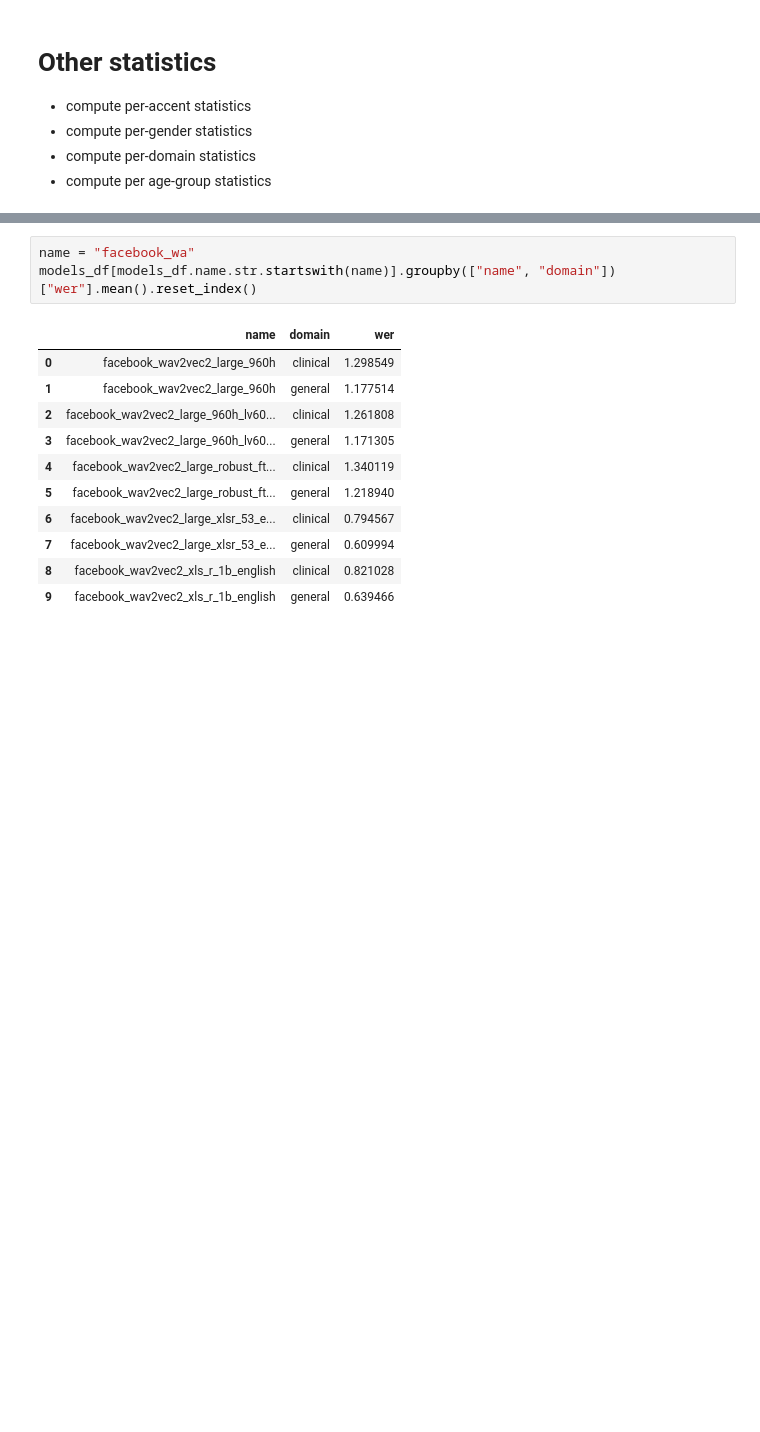
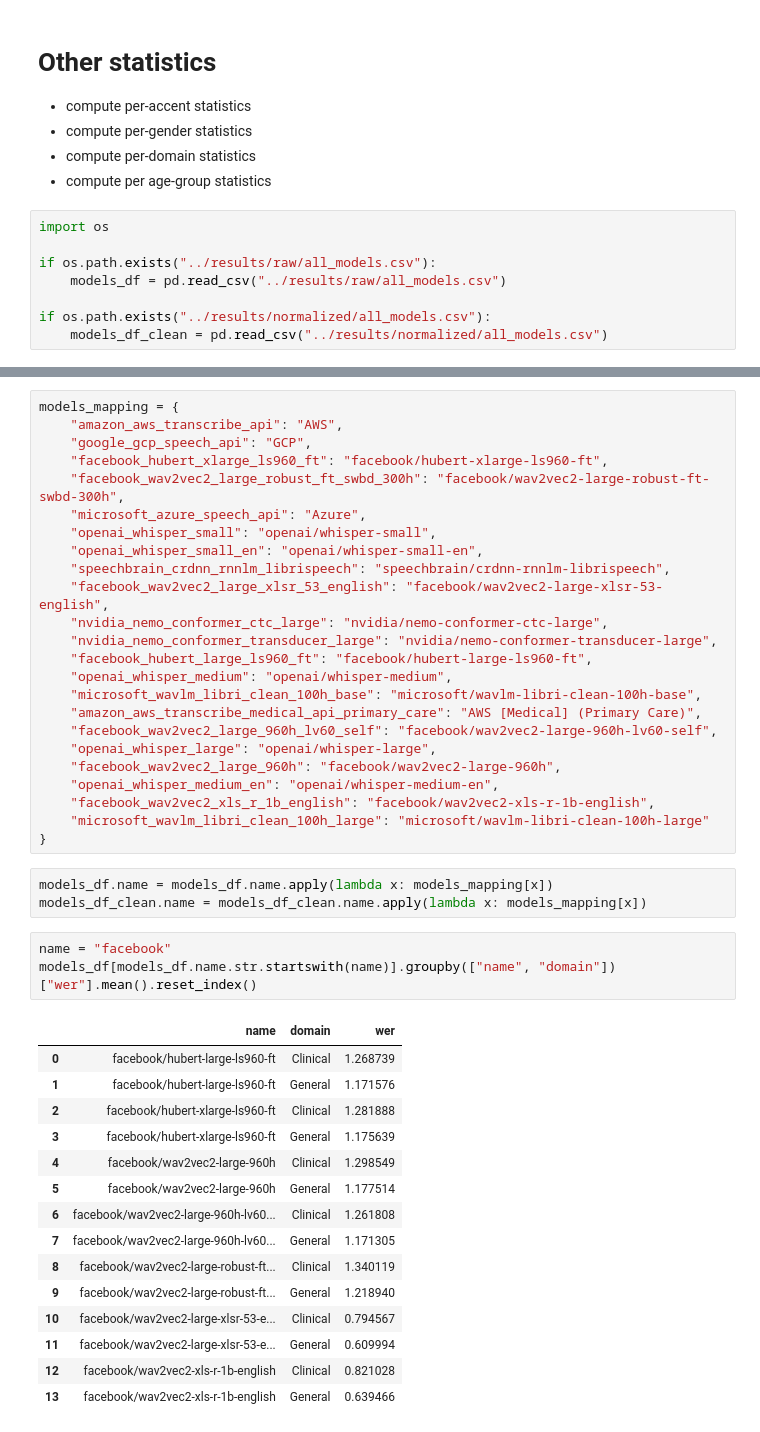
Before and after one commit to intron-innovation/AfriSpeech-200, a Jupyter notebook: notebooks/zero_shot_evaluation.ipynb, the cells around one changed output, grey strips where cells are left out. Cells and saved outputs as stored; diff of their text form; blank space fills up the shorter version.

```diff
--- a/notebooks/zero_shot_evaluation.ipynb
+++ b/notebooks/zero_shot_evaluation.ipynb
@@ -1023,3 +1023,11 @@ models_df_clean.to_csv("../results/normalized/all_models.csv")
 - compute per-gender statistics
 - compute per-domain statistics
 - compute per age-group statistics
+# %%
+import os
+
+if os.path.exists("../results/raw/all_models.csv"):
+    models_df = pd.read_csv("../results/raw/all_models.csv")
+
+if os.path.exists("../results/normalized/all_models.csv"):
+    models_df_clean = pd.read_csv("../results/normalized/all_models.csv")
@@ -1026,18 +1054,49 @@ models_df_clean.to_csv("../results/normalized/all_models.csv")
+# %%
+models_mapping = {
+    "amazon_aws_transcribe_api": "AWS",
+    "google_gcp_speech_api": "GCP",
+    "facebook_hubert_xlarge_ls960_ft": "facebook/hubert-xlarge-ls960-ft",
+    "facebook_wav2vec2_large_robust_ft_swbd_300h": "facebook/wav2vec2-large-robust-ft-swbd-300h",
+    "microsoft_azure_speech_api": "Azure",
+    "openai_whisper_small": "openai/whisper-small",
+    "openai_whisper_small_en": "openai/whisper-small-en",
+    "speechbrain_crdnn_rnnlm_librispeech": "speechbrain/crdnn-rnnlm-librispeech",
+    "facebook_wav2vec2_large_xlsr_53_english": "facebook/wav2vec2-large-xlsr-53-english",
+    "nvidia_nemo_conformer_ctc_large": "nvidia/nemo-conformer-ctc-large",
+    "nvidia_nemo_conformer_transducer_large": "nvidia/nemo-conformer-transducer-large",
+    "facebook_hubert_large_ls960_ft": "facebook/hubert-large-ls960-ft",
+    "openai_whisper_medium": "openai/whisper-medium",
+    "microsoft_wavlm_libri_clean_100h_base": "microsoft/wavlm-libri-clean-100h-base",
+    "amazon_aws_transcribe_medical_api_primary_care": "AWS [Medical] (Primary Care)",
+    "facebook_wav2vec2_large_960h_lv60_self": "facebook/wav2vec2-large-960h-lv60-self",
+    "openai_whisper_large": "openai/whisper-large",
+    "facebook_wav2vec2_large_960h": "facebook/wav2vec2-large-960h",
+    "openai_whisper_medium_en": "openai/whisper-medium-en",
+    "facebook_wav2vec2_xls_r_1b_english": "facebook/wav2vec2-xls-r-1b-english",
+    "microsoft_wavlm_libri_clean_100h_large": "microsoft/wavlm-libri-clean-100h-large"
+}
+# %%
+models_df.name = models_df.name.apply(lambda x: models_mapping[x])
+models_df_clean.name = models_df_clean.name.apply(lambda x: models_mapping[x])
 # %%
-name = "facebook_wa"
+name = "facebook"
 models_df[models_df.name.str.startswith(name)].groupby(["name", "domain"])["wer"].mean().reset_index()
 # %% [output]
 |  | name | domain | wer |
-| 0 | facebook_wav2vec2_large_960h | clinical | 1.298549 |
-| 1 | facebook_wav2vec2_large_960h | general | 1.177514 |
-| 2 | facebook_wav2vec2_large_960h_lv60... | clinical | 1.261808 |
-| 3 | facebook_wav2vec2_large_960h_lv60... | general | 1.171305 |
-| 4 | facebook_wav2vec2_large_robust_ft... | clinical | 1.340119 |
-| 5 | facebook_wav2vec2_large_robust_ft... | general | 1.218940 |
-| 6 | facebook_wav2vec2_large_xlsr_53_e... | clinical | 0.794567 |
-| 7 | facebook_wav2vec2_large_xlsr_53_e... | general | 0.609994 |
-| 8 | facebook_wav2vec2_xls_r_1b_english | clinical | 0.821028 |
-| 9 | facebook_wav2vec2_xls_r_1b_english | general | 0.639466 |
+| 0 | facebook/hubert-large-ls960-ft | Clinical | 1.268739 |
+| 1 | facebook/hubert-large-ls960-ft | General | 1.171576 |
+| 2 | facebook/hubert-xlarge-ls960-ft | Clinical | 1.281888 |
+| 3 | facebook/hubert-xlarge-ls960-ft | General | 1.175639 |
+| 4 | facebook/wav2vec2-large-960h | Clinical | 1.298549 |
+| 5 | facebook/wav2vec2-large-960h | General | 1.177514 |
+| 6 | facebook/wav2vec2-large-960h-lv60... | Clinical | 1.261808 |
+| 7 | facebook/wav2vec2-large-960h-lv60... | General | 1.171305 |
+| 8 | facebook/wav2vec2-large-robust-ft... | Clinical | 1.340119 |
+| 9 | facebook/wav2vec2-large-robust-ft... | General | 1.218940 |
+| 10 | facebook/wav2vec2-large-xlsr-53-e... | Clinical | 0.794567 |
+| 11 | facebook/wav2vec2-large-xlsr-53-e... | General | 0.609994 |
+| 12 | facebook/wav2vec2-xls-r-1b-english | Clinical | 0.821028 |
+| 13 | facebook/wav2vec2-xls-r-1b-english | General | 0.639466 |
 # %%
 name = "nvidia"
 models_df_clean[models_df_clean.name.str.startswith(name)].groupby(["name", "domain"])["wer"].mean().reset_index()
```
Also changed, not shown: parts of 14 cells of this notebook.
